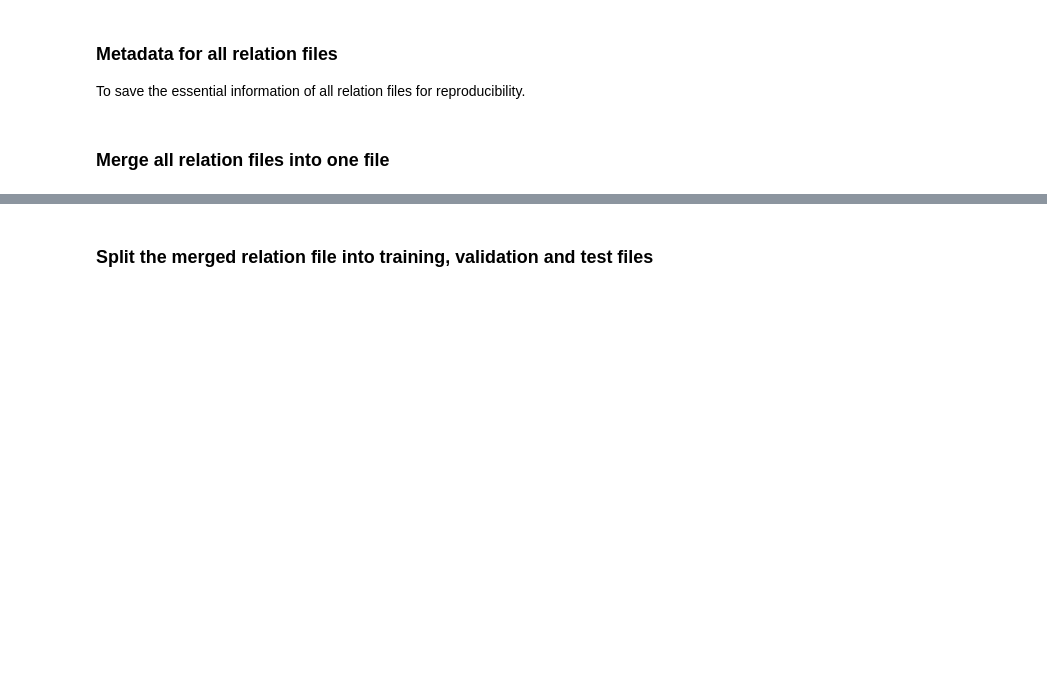
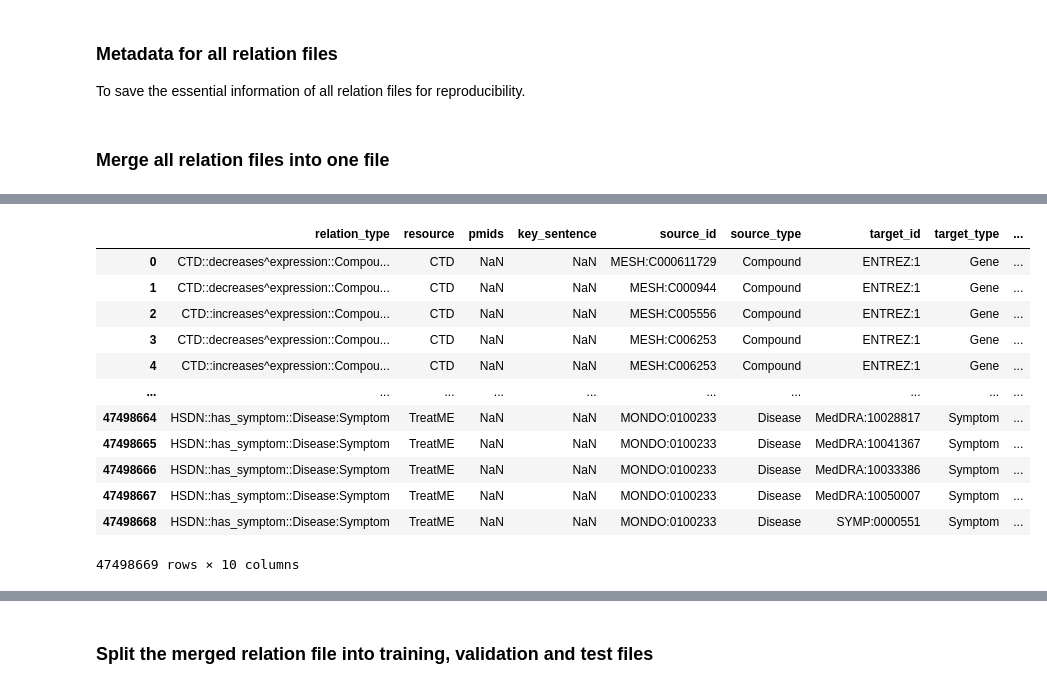
Before and after one commit to open-prophetdb/biomedgps-data, a Jupyter notebook: graph_data/prepare_dataset.ipynb, the cells around one changed output, grey strips where cells are left out. Drawn from its saved outputs; the diff is of its cells as text; code cells hidden in the pictures; blank space fills up the shorter version.

```diff
--- a/graph_data/prepare_dataset.ipynb
+++ b/graph_data/prepare_dataset.ipynb
@@ -156,0 +185,19 @@ print("File written to: {}".format(annotated_kg_file))
+# %%
+# The kg_file variable might have been updated by the following cells, so we put the definition here for avoiding to load the wrong file
+kg_file = os.path.join(temp_dir, "knowledge_graph.tsv")
+df = pd.read_csv(kg_file, sep="\t")
+df
+# %% [output]
+|  | relation_type | resource | pmids | key_sentence | source_id | source_type | target_id | target_type | ... |
+| 0 | CTD::decreases^expression::Compou... | CTD | NaN | NaN | MESH:C000611729 | Compound | ENTREZ:1 | Gene | ... |
+| 1 | CTD::decreases^expression::Compou... | CTD | NaN | NaN | MESH:C000944 | Compound | ENTREZ:1 | Gene | ... |
+| 2 | CTD::increases^expression::Compou... | CTD | NaN | NaN | MESH:C005556 | Compound | ENTREZ:1 | Gene | ... |
+| 3 | CTD::decreases^expression::Compou... | CTD | NaN | NaN | MESH:C006253 | Compound | ENTREZ:1 | Gene | ... |
+| 4 | CTD::increases^expression::Compou... | CTD | NaN | NaN | MESH:C006253 | Compound | ENTREZ:1 | Gene | ... |
+| ... | ... | ... | ... | ... | ... | ... | ... | ... | ... |
+| 47498664 | HSDN::has_symptom::Disease:Symptom | TreatME | NaN | NaN | MONDO:0100233 | Disease | MedDRA:10028817 | Symptom | ... |
+| 47498665 | HSDN::has_symptom::Disease:Symptom | TreatME | NaN | NaN | MONDO:0100233 | Disease | MedDRA:10041367 | Symptom | ... |
+| 47498666 | HSDN::has_symptom::Disease:Symptom | TreatME | NaN | NaN | MONDO:0100233 | Disease | MedDRA:10033386 | Symptom | ... |
+| 47498667 | HSDN::has_symptom::Disease:Symptom | TreatME | NaN | NaN | MONDO:0100233 | Disease | MedDRA:10050007 | Symptom | ... |
+| 47498668 | HSDN::has_symptom::Disease:Symptom | TreatME | NaN | NaN | MONDO:0100233 | Disease | SYMP:0000551 | Symptom | ... |
+47498669 rows × 10 columns
```
Also changed, not shown: parts of 8 cells of this notebook, 6 other files.
